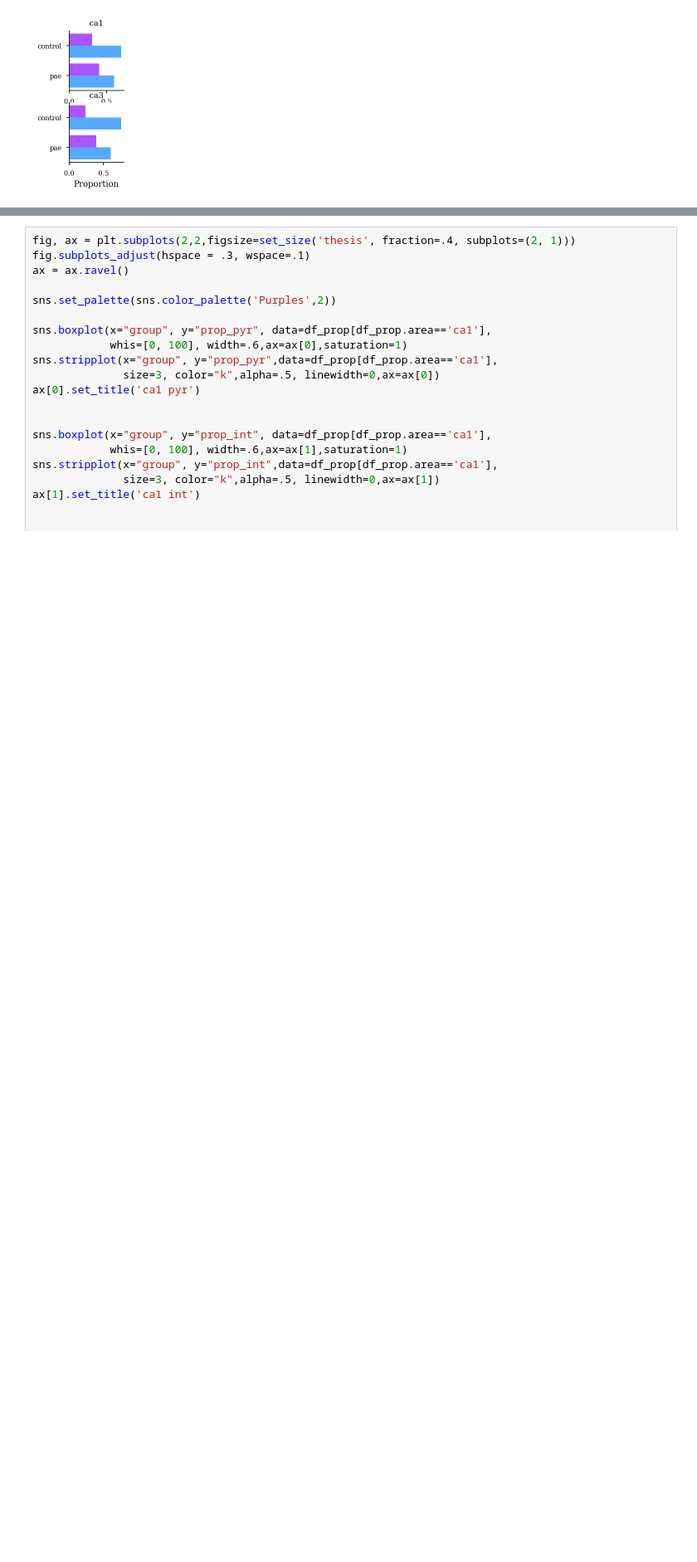
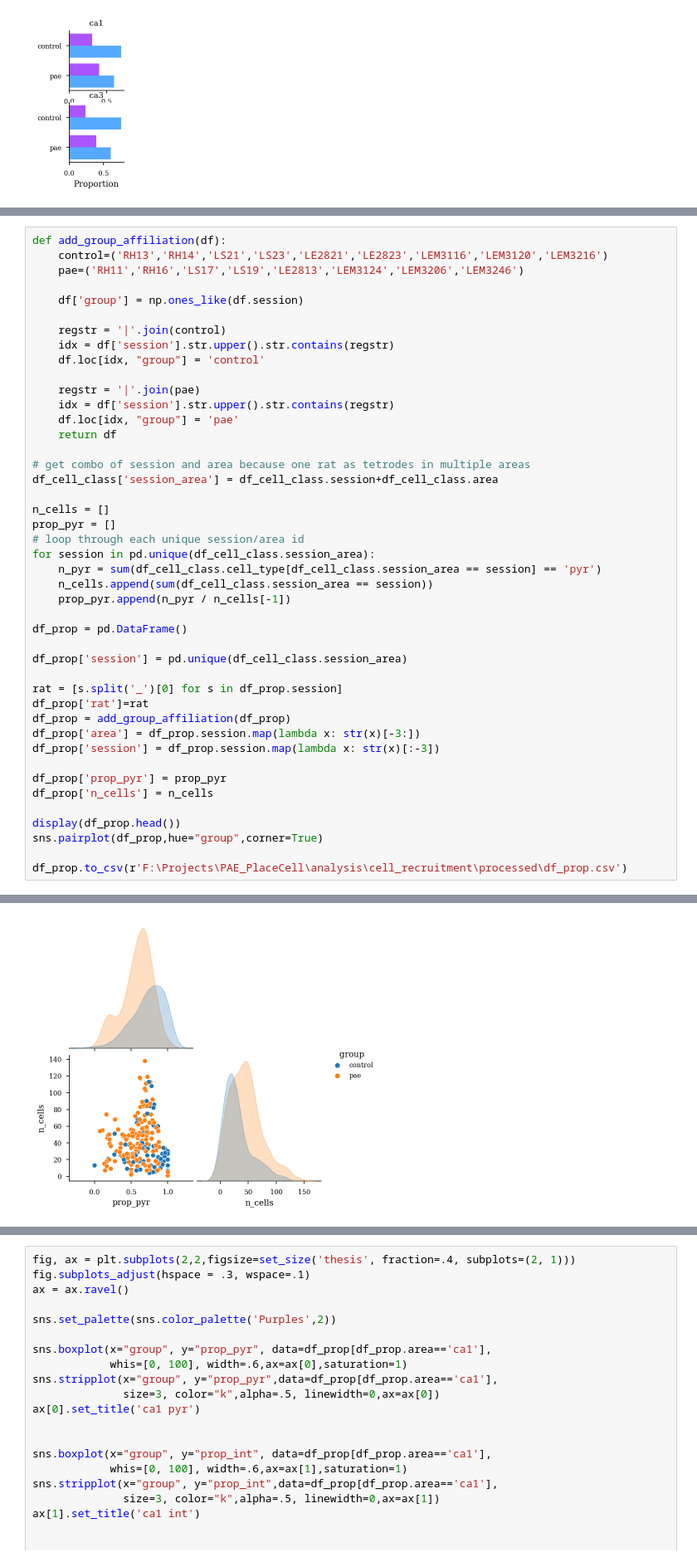
Before and after one commit to ryanharvey1/ripple_analyses, a Jupyter notebook: notebooks/classify_pyr_int.ipynb, the cells around one changed output, grey strips where cells are left out. Shown at 83% size. Cells and saved outputs as stored; diff of their text form; blank space fills up the shorter version.

```diff
--- a/notebooks/classify_pyr_int.ipynb
+++ b/notebooks/classify_pyr_int.ipynb
@@ -344,0 +351,45 @@ plt.savefig(save_path+'cell_class_prop_v2.svg',dpi=300,bbox_inches='tight')
+# %%
+def add_group_affiliation(df):
+    control=('RH13','RH14','LS21','LS23','LE2821','LE2823','LEM3116','LEM3120','LEM3216')
+    pae=('RH11','RH16','LS17','LS19','LE2813','LEM3124','LEM3206','LEM3246')
+
+    df['group'] = np.ones_like(df.session)
+
+    regstr = '|'.join(control)
+    idx = df['session'].str.upper().str.contains(regstr)
+    df.loc[idx, "group"] = 'control'
+
+    regstr = '|'.join(pae)
+    idx = df['session'].str.upper().str.contains(regstr)
+    df.loc[idx, "group"] = 'pae'
+    return df
+
+# get combo of session and area because one rat as tetrodes in multiple areas
+df_cell_class['session_area'] = df_cell_class.session+df_cell_class.area
+
+n_cells = []
+prop_pyr = []
+# loop through each unique session/area id
+for session in pd.unique(df_cell_class.session_area):
+    n_pyr = sum(df_cell_class.cell_type[df_cell_class.session_area == session] == 'pyr')
+    n_cells.append(sum(df_cell_class.session_area == session))
+    prop_pyr.append(n_pyr / n_cells[-1])
+
+df_prop = pd.DataFrame()
+
+df_prop['session'] = pd.unique(df_cell_class.session_area)
+
+rat = [s.split('_')[0] for s in df_prop.session]
+df_prop['rat']=rat
+df_prop = add_group_affiliation(df_prop)
+df_prop['area'] = df_prop.session.map(lambda x: str(x)[-3:])
+df_prop['session'] = df_prop.session.map(lambda x: str(x)[:-3])
+
+df_prop['prop_pyr'] = prop_pyr
+df_prop['n_cells'] = n_cells
+
+display(df_prop.head())
+sns.pairplot(df_prop,hue="group",corner=True)
+
+df_prop.to_csv(r'F:\Projects\PAE_PlaceCell\analysis\cell_recruitment\processed\df_prop.csv')
+# %% [output]
@@ -345 +407,2 @@ plt.savefig(save_path+'cell_class_prop_v2.svg',dpi=300,bbox_inches='tight')
+[figure, added]
 # %%
```
Also changed, not shown: parts of 17 cells of this notebook.
